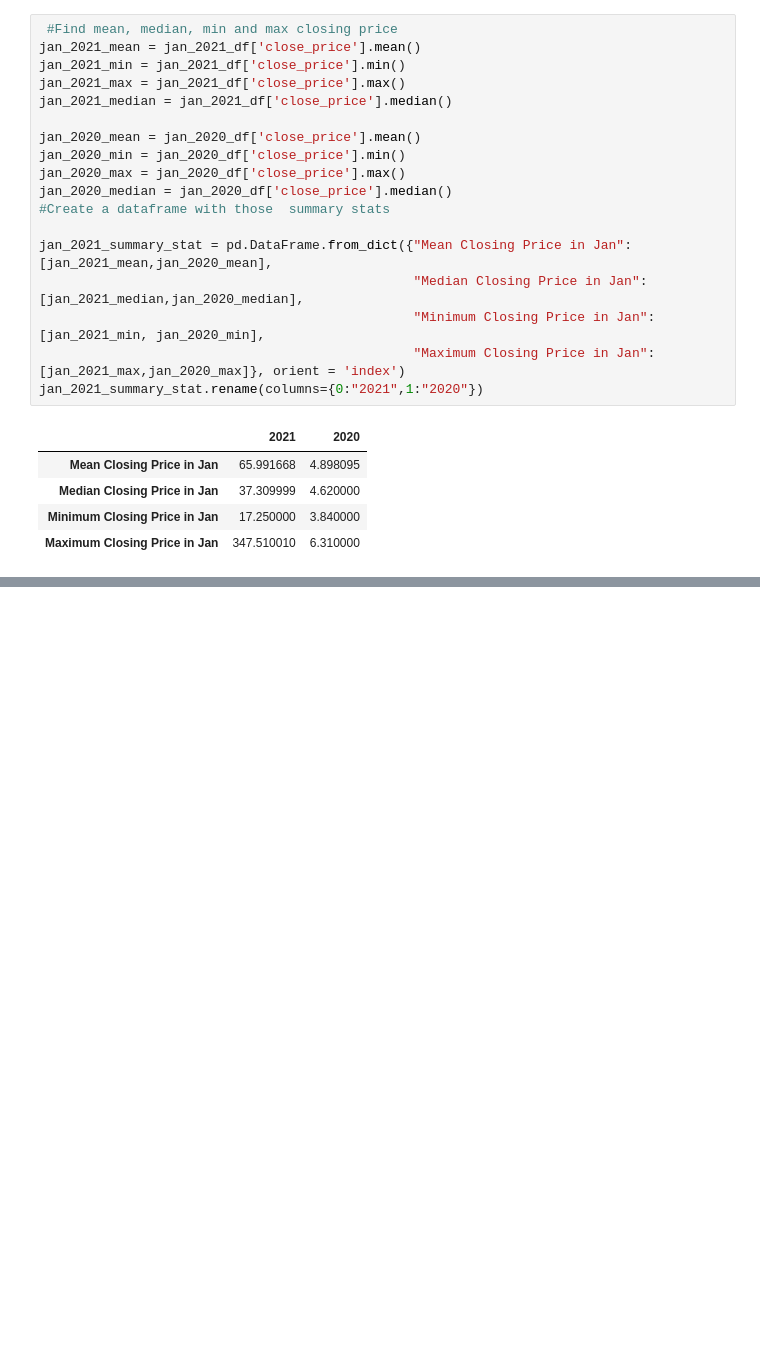
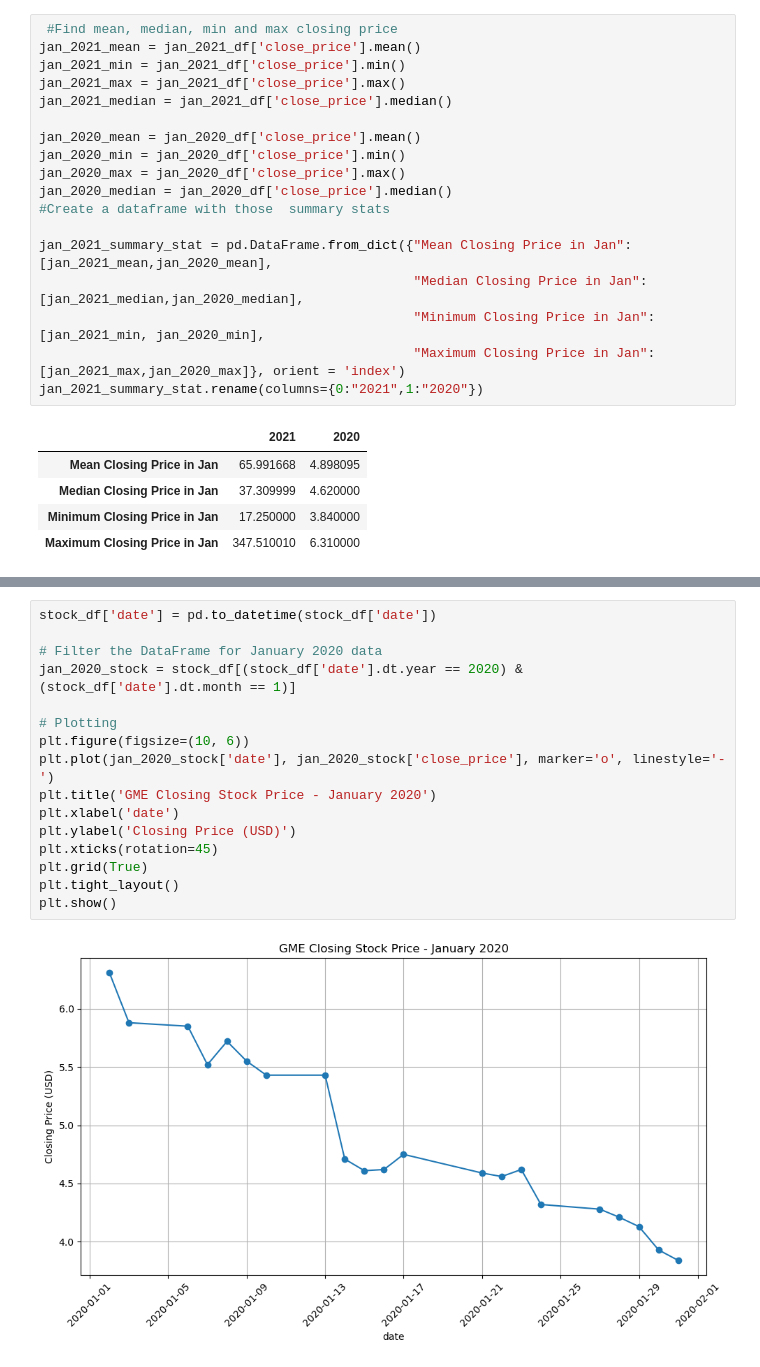
Before and after one commit to jithu-ann/Project_1, a Jupyter notebook: reddit_analysis.ipynb, the cells around one changed output, grey strips where cells are left out. Drawn from its saved outputs; the diff is of its cells as text; blank space fills up the shorter version.

Commit message:
added more plots

```diff
--- a/reddit_analysis.ipynb
+++ b/reddit_analysis.ipynb
@@ -131,3 +129,21 @@ plt.xticks(rotation="vertical")
 plt.show()
 # %% [output]
 [figure]
+# %%
+stock_df['date'] = pd.to_datetime(stock_df['date'])
+
+# Filter the DataFrame for January 2020 data
+jan_2020_stock = stock_df[(stock_df['date'].dt.year == 2020) & (stock_df['date'].dt.month == 1)]
+
+# Plotting
+plt.figure(figsize=(10, 6))
+plt.plot(jan_2020_stock['date'], jan_2020_stock['close_price'], marker='o', linestyle='-')
+plt.title('GME Closing Stock Price - January 2020')
+plt.xlabel('date')
+plt.ylabel('Closing Price (USD)')
+plt.xticks(rotation=45)
+plt.grid(True)
+plt.tight_layout()
+plt.show()
+# %% [output]
+[figure, added]
```
Also changed, not shown: parts of 6 cells of this notebook.
